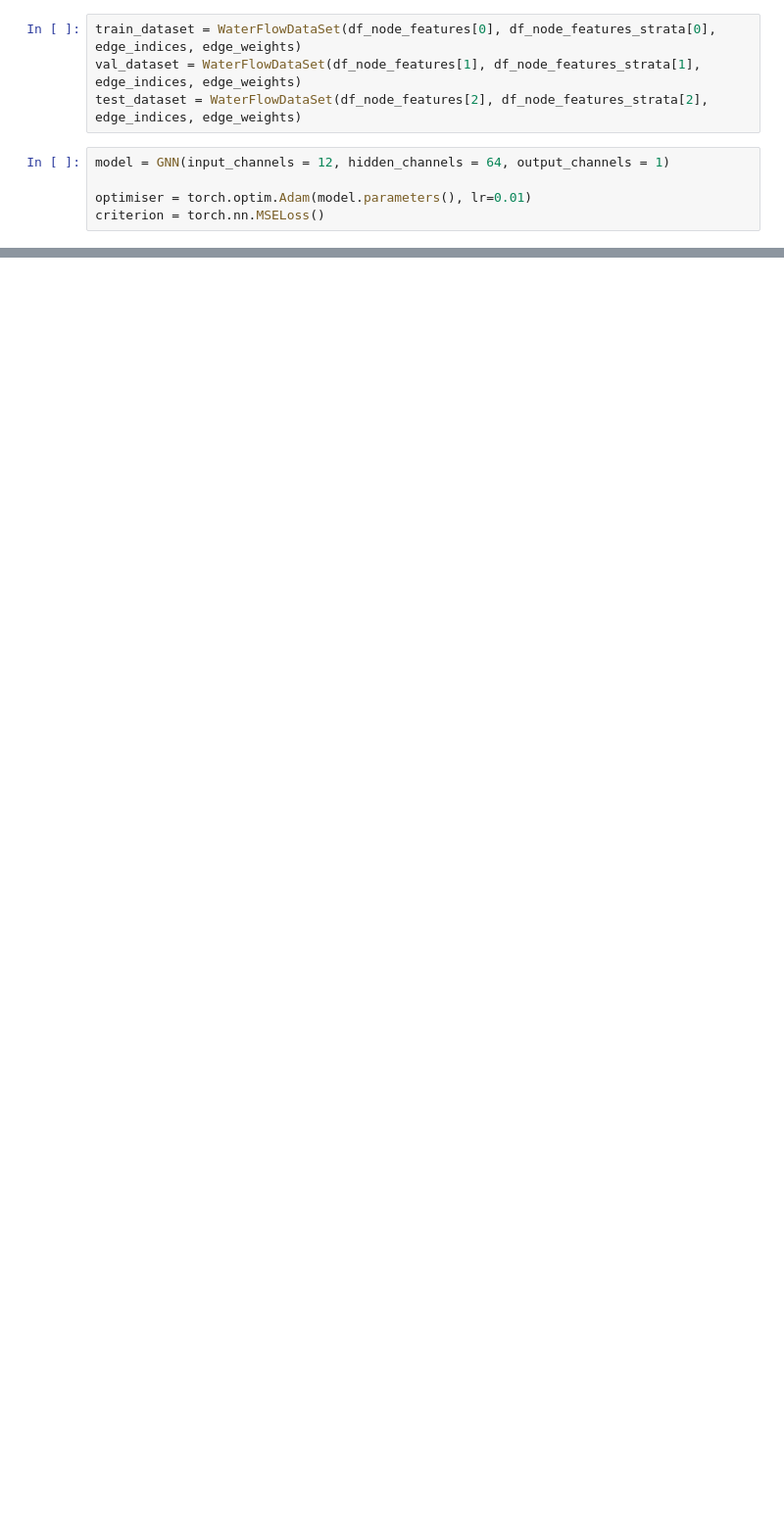
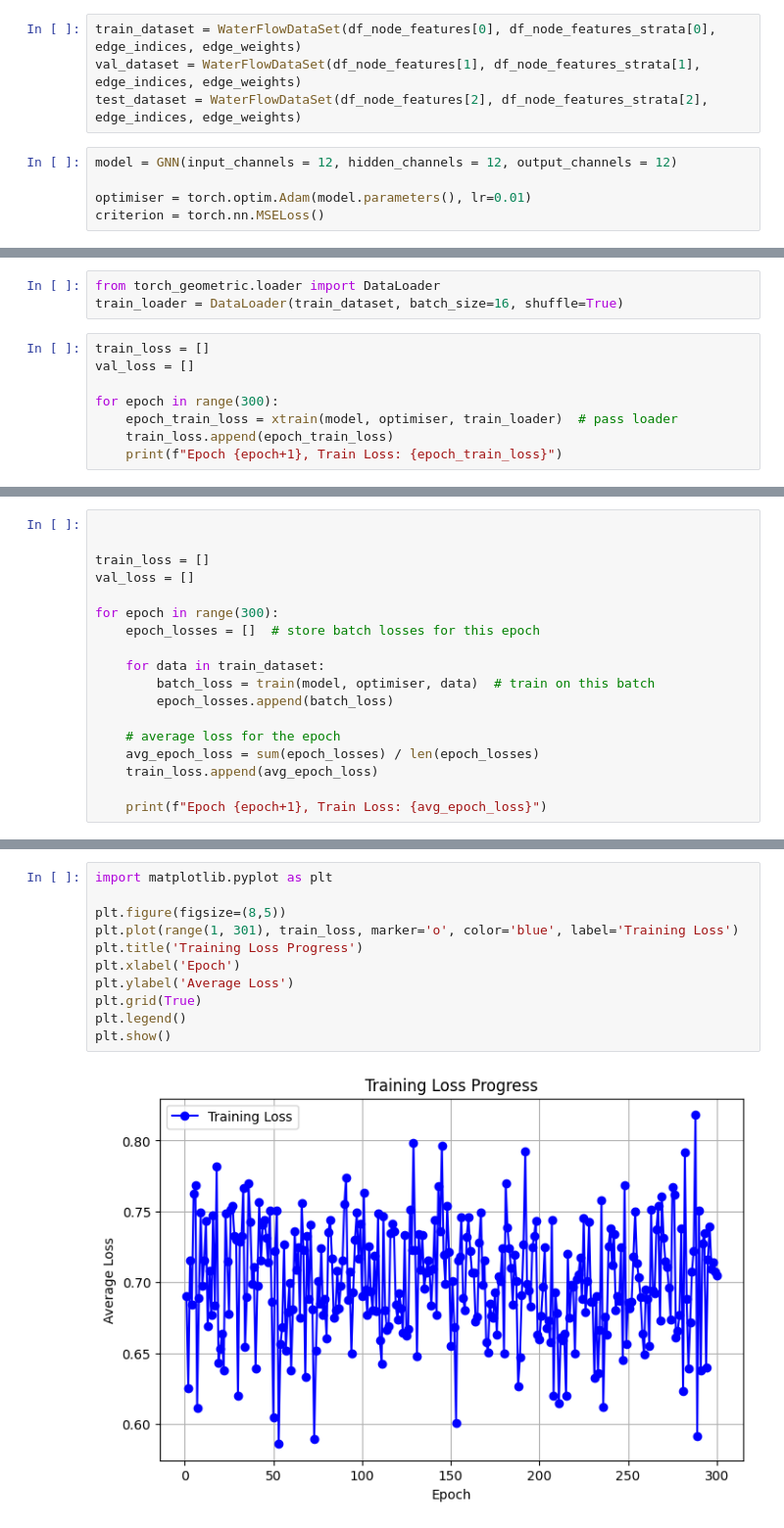
Before and after one commit to amy-jd/ECM3401-Personal-Project, a Jupyter notebook: main.ipynb, the cells around one changed output, grey strips where cells are left out. Shown at 98% size. Drawn from its saved outputs; the diff is of its cells as text; blank space fills up the shorter version.

Commit message:
Getting the model running

```diff
--- a/main.ipynb
+++ b/main.ipynb
@@ -18,7 +28,7 @@ train_dataset = WaterFlowDataSet(df_node_features[0], df_node_features_strata[0]
 val_dataset = WaterFlowDataSet(df_node_features[1], df_node_features_strata[1], edge_indices, edge_weights)
 test_dataset = WaterFlowDataSet(df_node_features[2], df_node_features_strata[2], edge_indices, edge_weights)
 # %%
-model = GNN(input_channels = 12, hidden_channels = 64, output_channels = 1)
+model = GNN(input_channels = 12, hidden_channels = 12, output_channels = 12)
 
 optimiser = torch.optim.Adam(model.parameters(), lr=0.01)
 criterion = torch.nn.MSELoss()
@@ -38,3 +66,14 @@ def validate (model, data):
         out =model(data.x, data.edge_index)
         val_loss = criterion(out[data.val_mask], data.y[data.val_mask].squeeze())
     return val_loss.item()
+# %%
+from torch_geometric.loader import DataLoader
+train_loader = DataLoader(train_dataset, batch_size=16, shuffle=True)
+# %%
+train_loss = []
+val_loss = []
+
+for epoch in range(300):
+    epoch_train_loss = xtrain(model, optimiser, train_loader)  # pass loader
+    train_loss.append(epoch_train_loss)
+    print(f"Epoch {epoch+1}, Train Loss: {epoch_train_loss}")
@@ -42,0 +146,18 @@ a = train_dataset[0]
+# %%
+
+
+train_loss = []
+val_loss = []
+
+for epoch in range(300):
+    epoch_losses = []  # store batch losses for this epoch
+
+    for data in train_dataset:
+        batch_loss = train(model, optimiser, data)  # train on this batch
+        epoch_losses.append(batch_loss)
+
+    # average loss for the epoch
+    avg_epoch_loss = sum(epoch_losses) / len(epoch_losses)
+    train_loss.append(avg_epoch_loss)
+
+    print(f"Epoch {epoch+1}, Train Loss: {avg_epoch_loss}")
@@ -43,3 +182,16 @@ a = train_dataset[0]
+# %%
+import matplotlib.pyplot as plt
+
+plt.figure(figsize=(8,5))
+plt.plot(range(1, 301), train_loss, marker='o', color='blue', label='Training Loss')
+plt.title('Training Loss Progress')
+plt.xlabel('Epoch')
+plt.ylabel('Average Loss')
+plt.grid(True)
+plt.legend()
+plt.show()
+# %% [output]
+[figure, added]
 # %%
 train_loss = []
 val_loss = []
```
Also changed, not shown: parts of 10 cells of this notebook, 3 other files.
